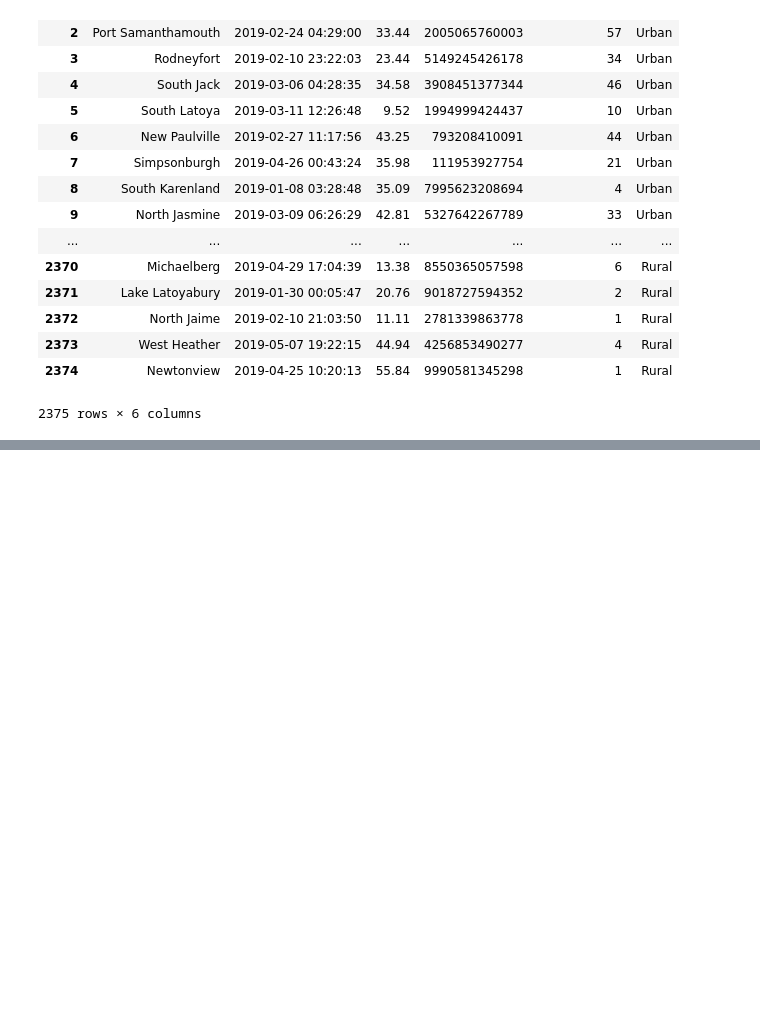
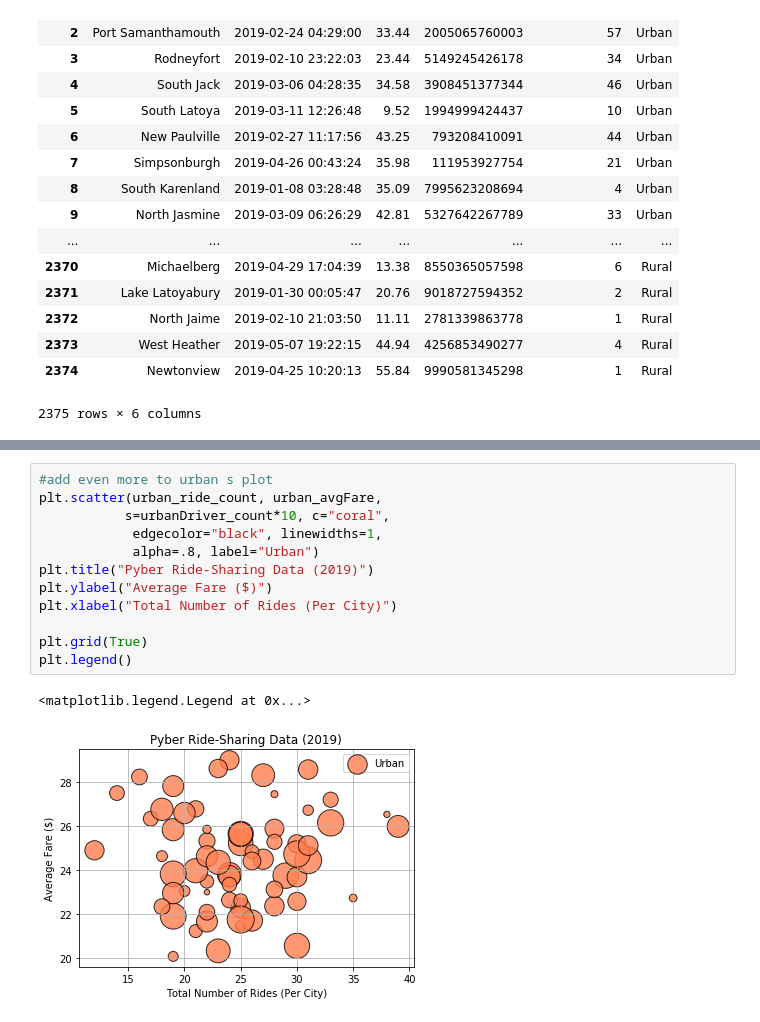
Before and after one commit to ZachOtto704/PyBer_Analysis, a Jupyter notebook: PyBer.ipynb, the cells around one changed output, grey strips where cells are left out. Cells and saved outputs as stored; diff of their text form; blank space fills up the shorter version.

```diff
--- a/PyBer.ipynb
+++ b/PyBer.ipynb
@@ -127,0 +269,15 @@ pyberDF
+# %%
+#add even more to urban s plot
+plt.scatter(urban_ride_count, urban_avgFare,
+           s=urbanDriver_count*10, c="coral",
+            edgecolor="black", linewidths=1,
+            alpha=.8, label="Urban")
+plt.title("Pyber Ride-Sharing Data (2019)")
+plt.ylabel("Average Fare ($)")
+plt.xlabel("Total Number of Rides (Per City)")
+
+plt.grid(True)
+plt.legend()
+# %% [output]
+<matplotlib.legend.Legend at 0x...>
+[figure, added]
```
Also changed, not shown: parts of 19 cells of this notebook.
